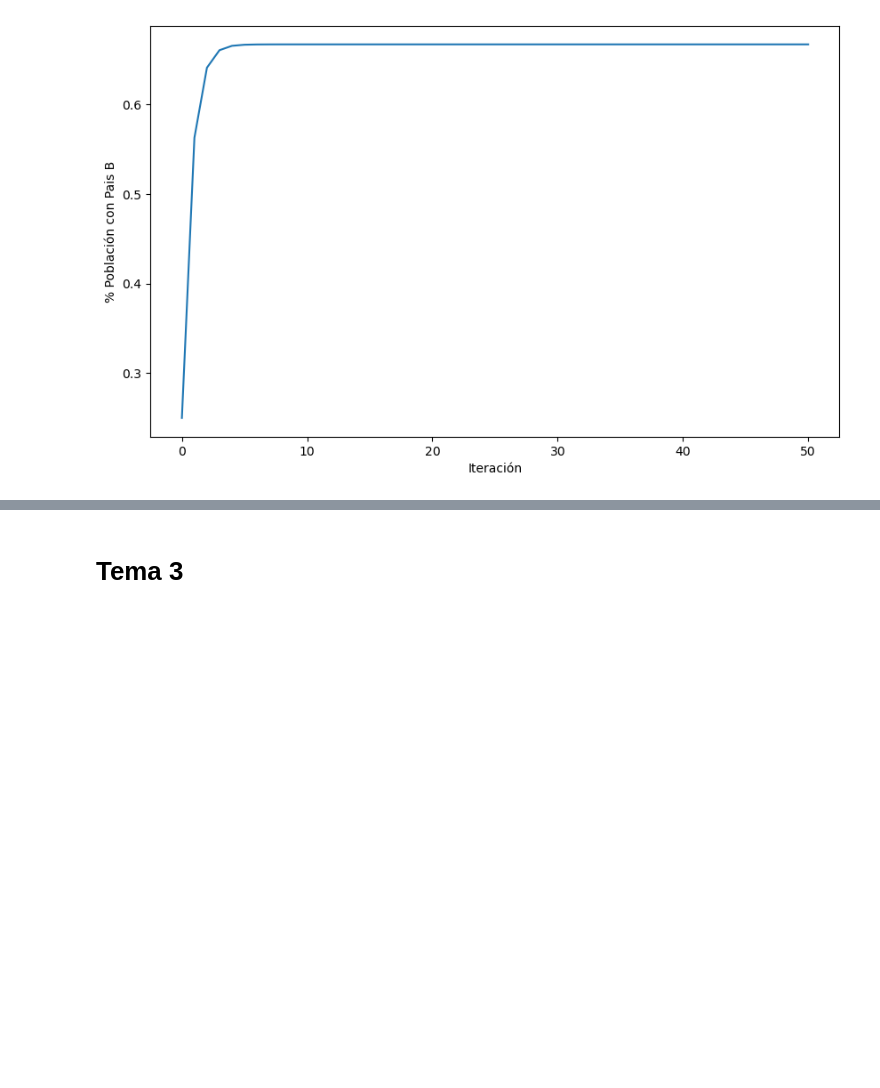
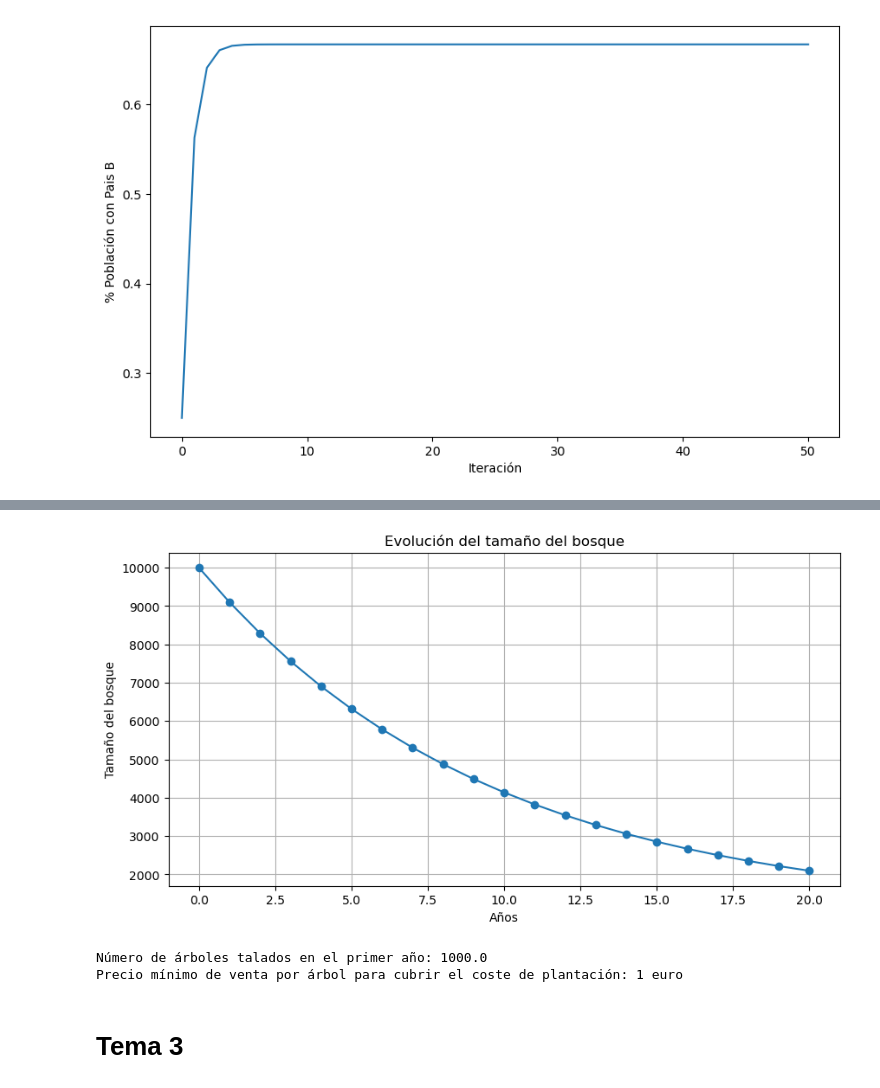
Before and after one commit to roberlks/ModelosMatematicos, a Jupyter notebook: MenuModelos.ipynb, the cells around one changed output, grey strips where cells are left out. Cells and saved outputs as stored; diff of their text form; code cells hidden in the pictures; blank space fills up the shorter version.

```diff
--- a/MenuModelos.ipynb
+++ b/MenuModelos.ipynb
@@ -341,3 +418,38 @@ graficar(pagamenos_lista, "Iteración", "% Población con Pais B")
+# %%
+import matplotlib.pyplot as plt
+
+# Parámetros iniciales
+p_0 = 10000  # Tamaño inicial del bosque
+K = 100     # Número fijo de árboles plantados cada año
+years = 20  # Número de años a simular
+
+# Lista para almacenar el tamaño del bosque cada año
+bosque = [p_0]
+
+# Simular la evolución del bosque durante los años especificados
+for n in range(1, years + 1):
+    p_next = 0.9 * bosque[n-1] + K
+    bosque.append(p_next)
+
+# Graficar la evolución del tamaño del bosque
+plt.figure(figsize=(10, 5))
+plt.plot(bosque, marker='o', linestyle='-')
+plt.title('Evolución del tamaño del bosque')
+plt.xlabel('Años')
+plt.ylabel('Tamaño del bosque')
+plt.grid(True)
+plt.show()
+
+# Calcular el número de árboles talados en el primer año y el precio mínimo para rentabilidad
+talados = 0.1 * p_0
+precio_minimo = 1  # Costo de plantar un árbol
+
+print(f'Número de árboles talados en el primer año: {talados}')
+print(f'Precio mínimo de venta por árbol para cubrir el coste de plantación: {precio_minimo} euro')
+# %% [output]
+[figure, added]
+Número de árboles talados en el primer año: 1000.0
+Precio mínimo de venta por árbol para cubrir el coste de plantación: 1 euro
 # %% [markdown]
 # Tema 3 #
 # %%
```
Also changed, not shown: parts of 4 cells of this notebook.
